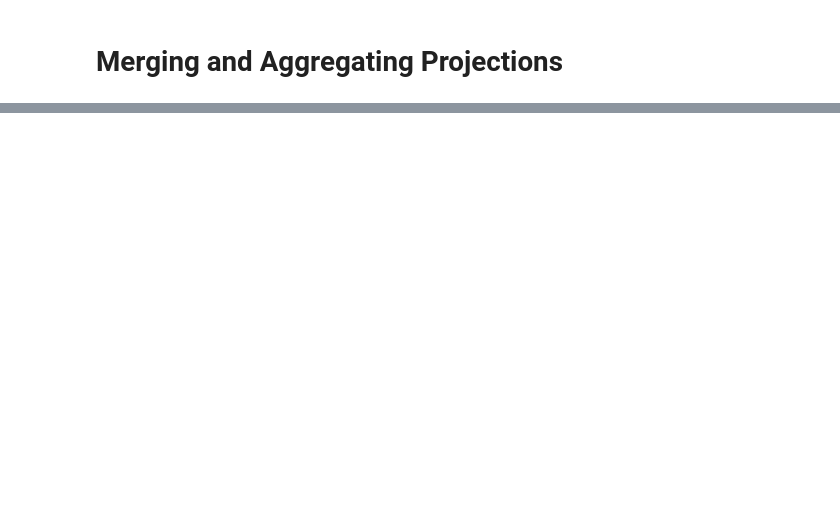
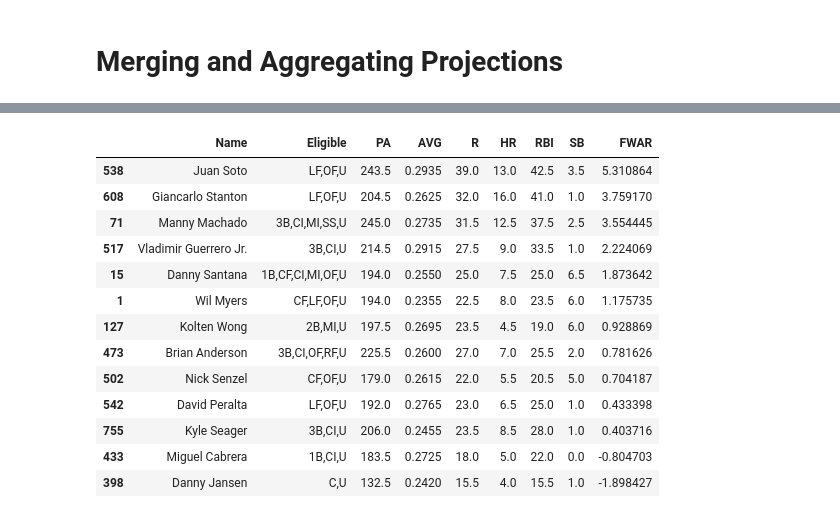
Before and after one commit to philosofool/fantasy-baseball-draft, a Jupyter notebook: Projection Merging and Aggregating.ipynb, the cells around one changed output, grey strips where cells are left out. Cells and saved outputs as stored; diff of their text form; code cells hidden in the pictures; blank space fills up the shorter version.

```diff
--- a/Projection Merging and Aggregating.ipynb
+++ b/Projection Merging and Aggregating.ipynb
@@ -42,0 +320,3 @@ str(np.nan) + ' hi'
+# %%
+test = LeagueViewer(df,pit_df)
+test.best_free_pitchers()
@@ -42,0 +337,17 @@ str(np.nan) + ' hi'
+# %%
+test.view_team('omak')
+# %% [output]
+|  | Name | Eligible | PA | AVG | R | HR | RBI | SB | FWAR |
+| 538 | Juan Soto | LF,OF,U | 243.5 | 0.2935 | 39.0 | 13.0 | 42.5 | 3.5 | 5.310864 |
+| 608 | Giancarlo Stanton | LF,OF,U | 204.5 | 0.2625 | 32.0 | 16.0 | 41.0 | 1.0 | 3.759170 |
+| 71 | Manny Machado | 3B,CI,MI,SS,U | 245.0 | 0.2735 | 31.5 | 12.5 | 37.5 | 2.5 | 3.554445 |
+| 517 | Vladimir Guerrero Jr. | 3B,CI,U | 214.5 | 0.2915 | 27.5 | 9.0 | 33.5 | 1.0 | 2.224069 |
+| 15 | Danny Santana | 1B,CF,CI,MI,OF,U | 194.0 | 0.2550 | 25.0 | 7.5 | 25.0 | 6.5 | 1.873642 |
+| 1 | Wil Myers | CF,LF,OF,U | 194.0 | 0.2355 | 22.5 | 8.0 | 23.5 | 6.0 | 1.175735 |
+| 127 | Kolten Wong | 2B,MI,U | 197.5 | 0.2695 | 23.5 | 4.5 | 19.0 | 6.0 | 0.928869 |
+| 473 | Brian Anderson | 3B,CI,OF,RF,U | 225.5 | 0.2600 | 27.0 | 7.0 | 25.5 | 2.0 | 0.781626 |
+| 502 | Nick Senzel | CF,OF,U | 179.0 | 0.2615 | 22.0 | 5.5 | 20.5 | 5.0 | 0.704187 |
+| 542 | David Peralta | LF,OF,U | 192.0 | 0.2765 | 23.0 | 6.5 | 25.0 | 1.0 | 0.433398 |
+| 755 | Kyle Seager | 3B,CI,U | 206.0 | 0.2455 | 23.5 | 8.5 | 28.0 | 1.0 | 0.403716 |
+| 433 | Miguel Cabrera | 1B,CI,U | 183.5 | 0.2725 | 18.0 | 5.0 | 22.0 | 0.0 | -0.804703 |
+| 398 | Danny Jansen | C,U | 132.5 | 0.2420 | 15.5 | 4.0 | 15.5 | 1.0 | -1.898427 |
```
Also changed, not shown: parts of 30 cells of this notebook, 1 other file.
